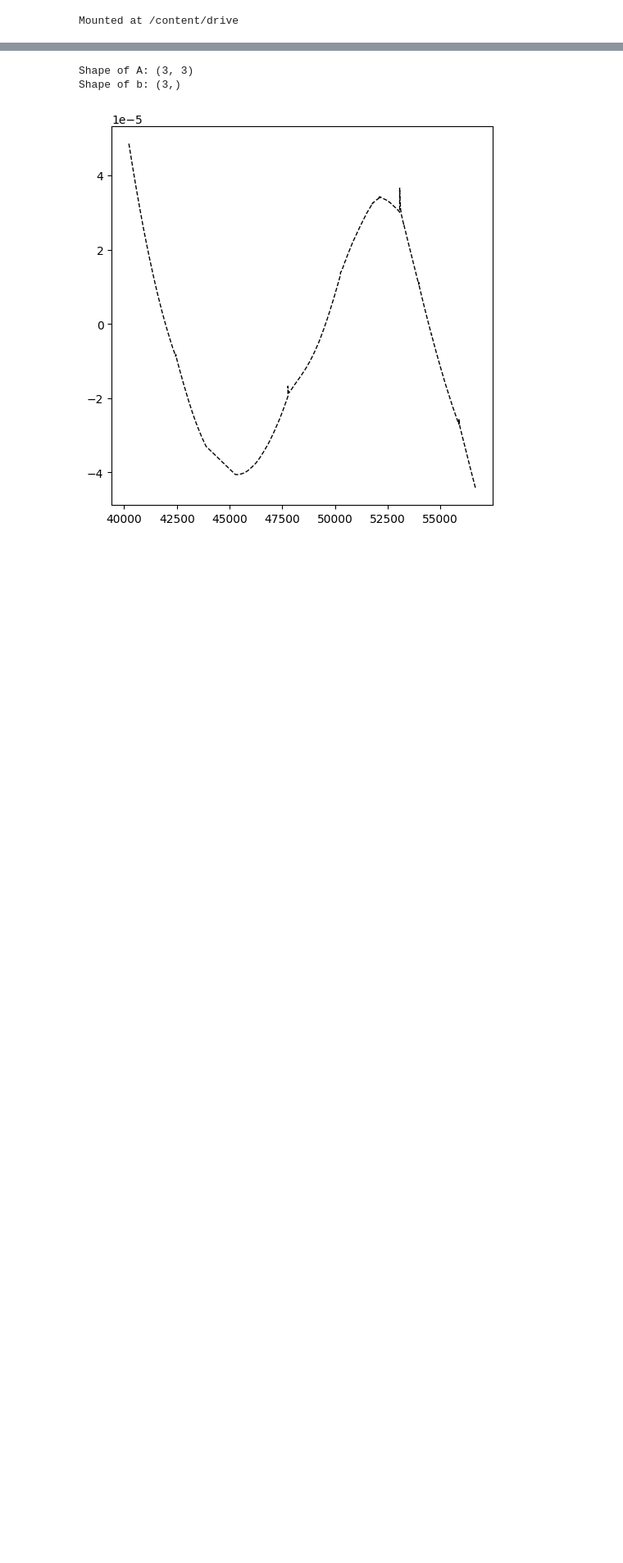
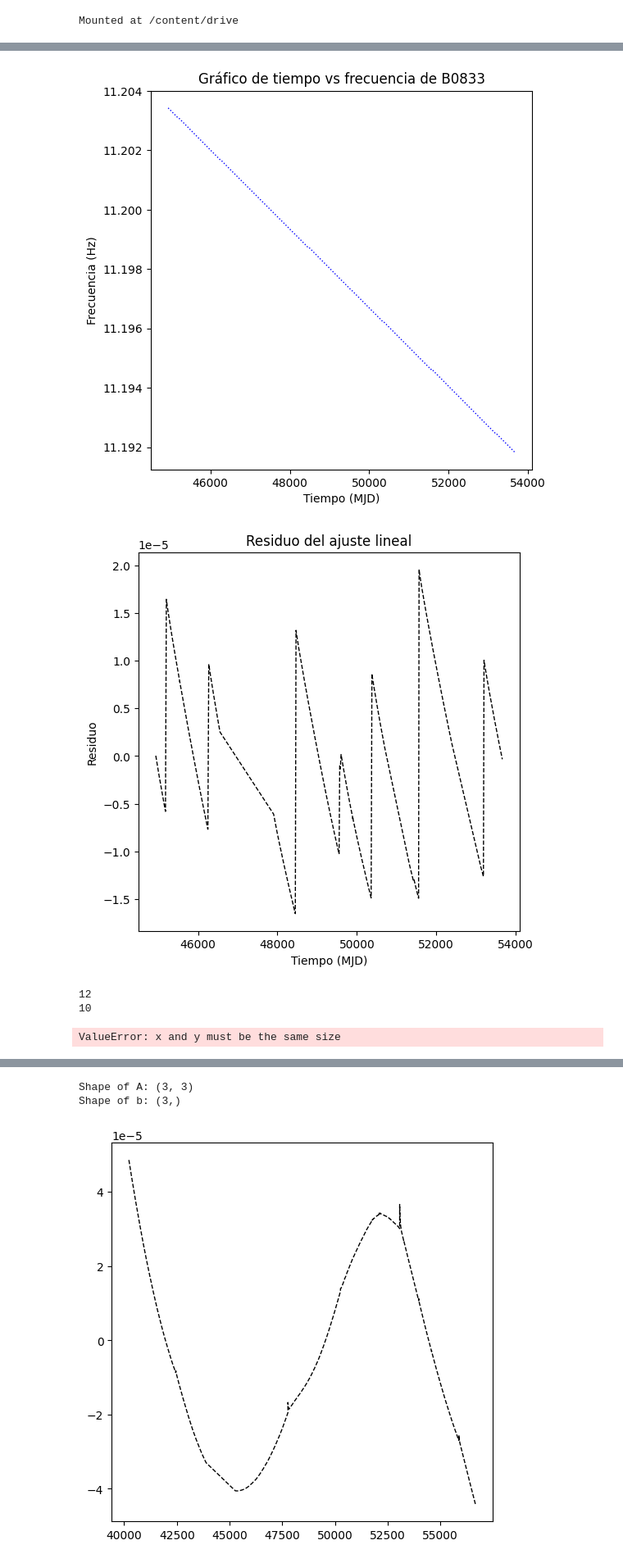
Before and after one commit to Bamaaya/Proyecto-de-Fisica-Computacional-2---Deteccion-de-Glitches-en-Pulsares, a Jupyter notebook: Proyecto fisica compu 2.ipynb, the cells around one changed output, grey strips where cells are left out. Shown at 82% size. Drawn from its saved outputs; the diff is of its cells as text; code cells hidden in the pictures; blank space fills up the shorter version.

```diff
--- a/Proyecto fisica compu 2.ipynb
+++ b/Proyecto fisica compu 2.ipynb
@@ -40,0 +267,46 @@ plt.show()
+# %%
+# tiempoB0833, frecuenciaB0833, incertezaB0531
+
+# Gráfico de tiempo vs frecuencia de B0833
+fig, ax = plt.subplots(1, 1, figsize=(6, 6))
+ax.plot(tiempoB0833, frecuenciaB0833, color="blue", linewidth=1, linestyle="dotted")
+ax.set_title("Gráfico de tiempo vs frecuencia de B0833")
+ax.set_xlabel("Tiempo (MJD)")
+ax.set_ylabel("Frecuencia (Hz)")
+plt.show()
+
+# Calcular residuo:
+residuoB0833, m, b = ajuste_residuos_lineal(tiempoB0833, frecuenciaB0833)
+
+# Gráfico de residuos:
+fig = plt.figure(figsize=(6, 6))
+ax = fig.add_subplot(111)
+ax.plot(tiempoB0833, residuoB0833, linewidth=1, color="black", linestyle="--")
+ax.set_title("Residuo del ajuste lineal")
+ax.set_xlabel("Tiempo (MJD)")
+ax.set_ylabel("Residuo")
+plt.show()
+
+# Cálculo de glitches:
+glitches, tiempos_glitches_mjd, indices_peaks = obtener_glitches_y_tiempos(residuoB0833, 1, tiempoB0833)
+
+# Gráfico de residuos con glitches detectados:
+fig = plt.figure(figsize=(6, 6))
+ax = fig.add_subplot(111)
+ax.plot(tiempoB0833, residuoB0833, linewidth=1, color="black", linestyle="--")
+
+print(len(tiempos_glitches_mjd))
+print(len(glitches))
+
+ax.scatter(tiempos_glitches_mjd, glitches, color='red', marker='x', label="glitches detectados")
+ax.set_title("Glitches detectados en los residuos")
+ax.set_xlabel("Tiempo (MJD)")
+ax.set_ylabel("Residuo")
+plt.legend()
+plt.show()
+# %% [output]
+[figure, added]
+[figure, added]
+12
+10
+ValueError: x and y must be the same size
```
Also changed, not shown: parts of 9 cells of this notebook.
